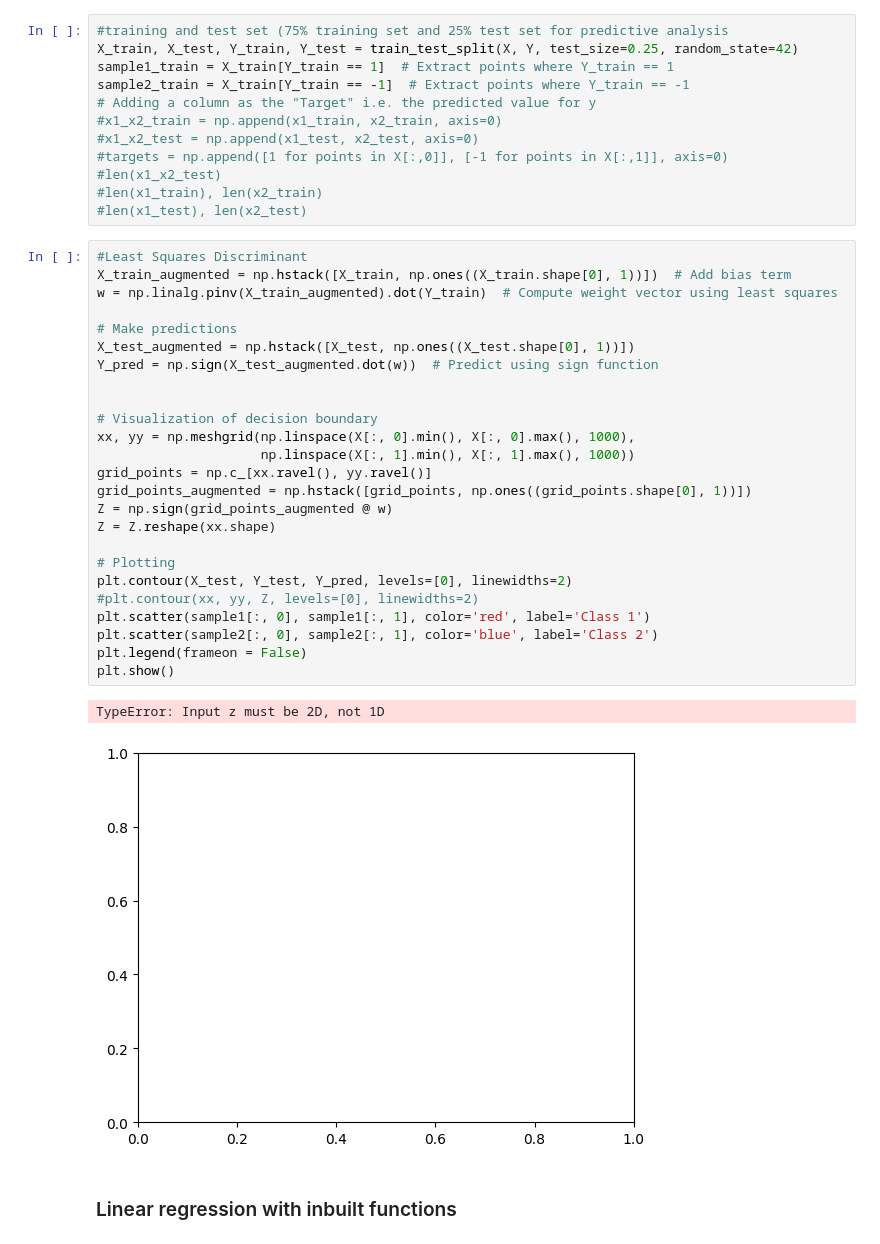
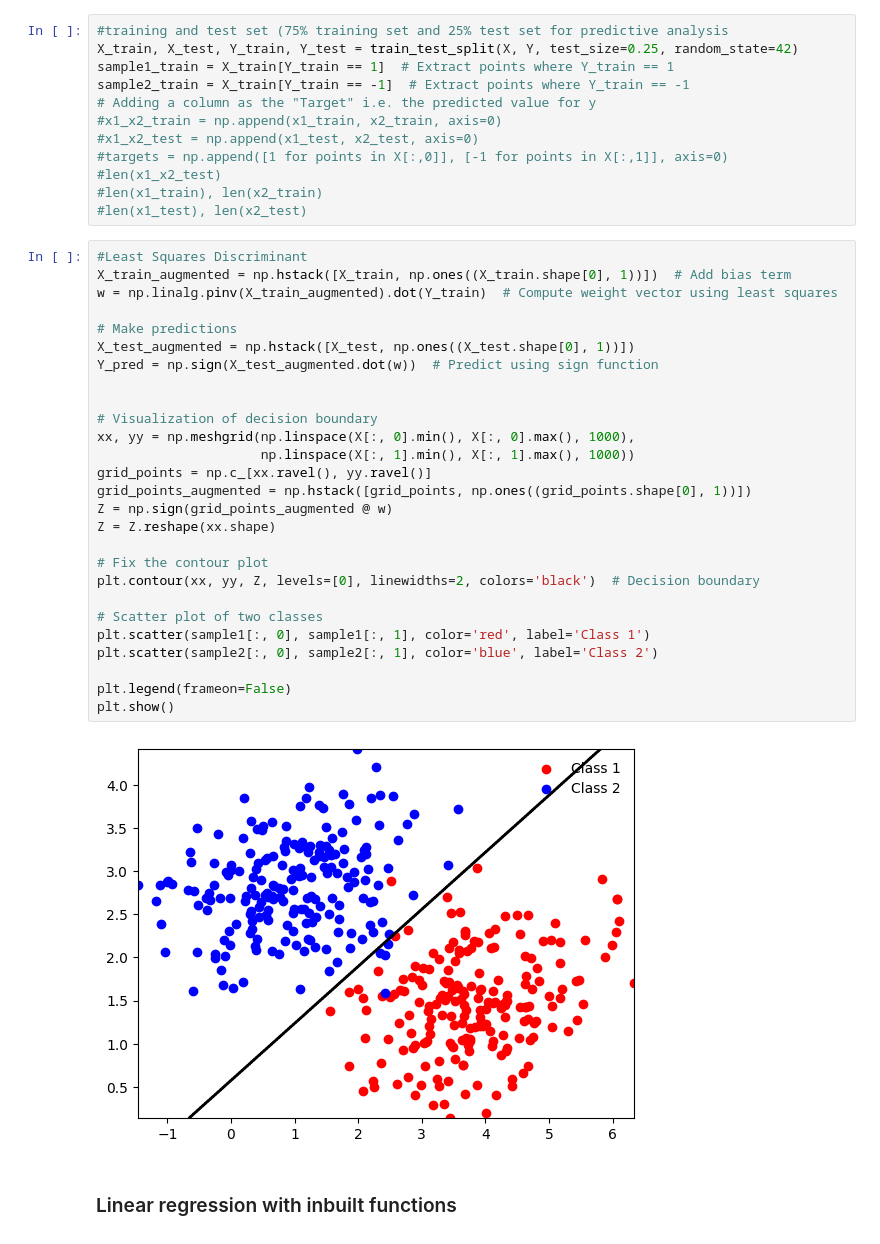
Before and after one commit to labani-01/PHY657, a Jupyter notebook: Module_4/ Module-4.ipynb, the cells around one changed output. Saved outputs shown, nothing was run; the diff lists cells and outputs as text.

```diff
--- a/Module_4/ Module-4.ipynb
+++ b/Module_4/ Module-4.ipynb
@@ -62,31 +68,32 @@ sample2_train = X_train[Y_train == -1]  # Extract points where Y_train == -1
 # %%
 #Least Squares Discriminant
 X_train_augmented = np.hstack([X_train, np.ones((X_train.shape[0], 1))])  # Add bias term
 w = np.linalg.pinv(X_train_augmented).dot(Y_train)  # Compute weight vector using least squares
 
 # Make predictions
 X_test_augmented = np.hstack([X_test, np.ones((X_test.shape[0], 1))])
 Y_pred = np.sign(X_test_augmented.dot(w))  # Predict using sign function
 
 
 # Visualization of decision boundary
 xx, yy = np.meshgrid(np.linspace(X[:, 0].min(), X[:, 0].max(), 1000),
                      np.linspace(X[:, 1].min(), X[:, 1].max(), 1000))
 grid_points = np.c_[xx.ravel(), yy.ravel()]
 grid_points_augmented = np.hstack([grid_points, np.ones((grid_points.shape[0], 1))])
 Z = np.sign(grid_points_augmented @ w)
 Z = Z.reshape(xx.shape)
 
-# Plotting
-plt.contour(X_test, Y_test, Y_pred, levels=[0], linewidths=2)
-#plt.contour(xx, yy, Z, levels=[0], linewidths=2)
+# Fix the contour plot
+plt.contour(xx, yy, Z, levels=[0], linewidths=2, colors='black')  # Decision boundary
+
+# Scatter plot of two classes
 plt.scatter(sample1[:, 0], sample1[:, 1], color='red', label='Class 1')
 plt.scatter(sample2[:, 0], sample2[:, 1], color='blue', label='Class 2')
-plt.legend(frameon = False)
+
+plt.legend(frameon=False)
 plt.show()
 # %% [output]
-TypeError: Input z must be 2D, not 1D
-[figure, old version]
+[figure, new version]
 # %% [markdown]
 ### Linear regression with inbuilt functions
 # %%
```
Also changed, not shown: parts of 6 cells of this notebook.
